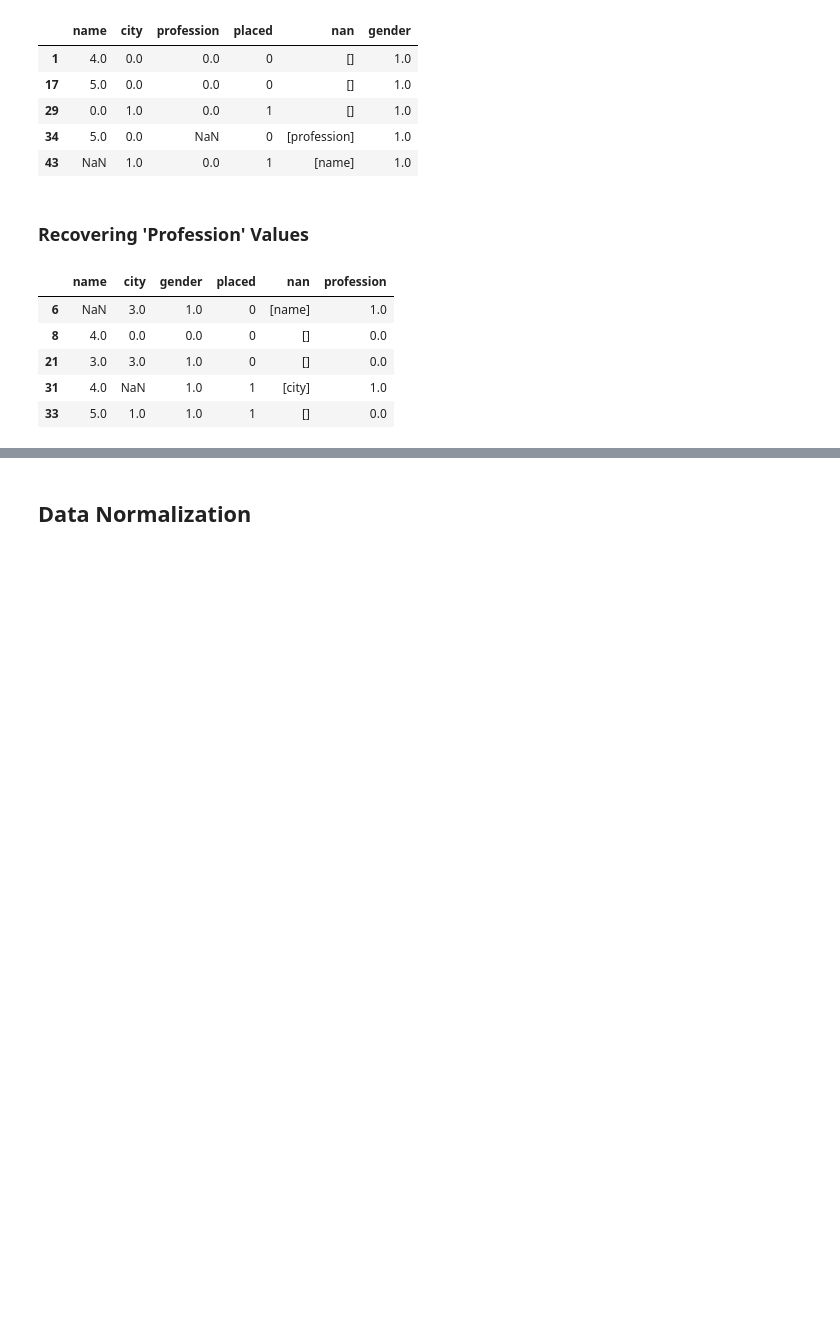
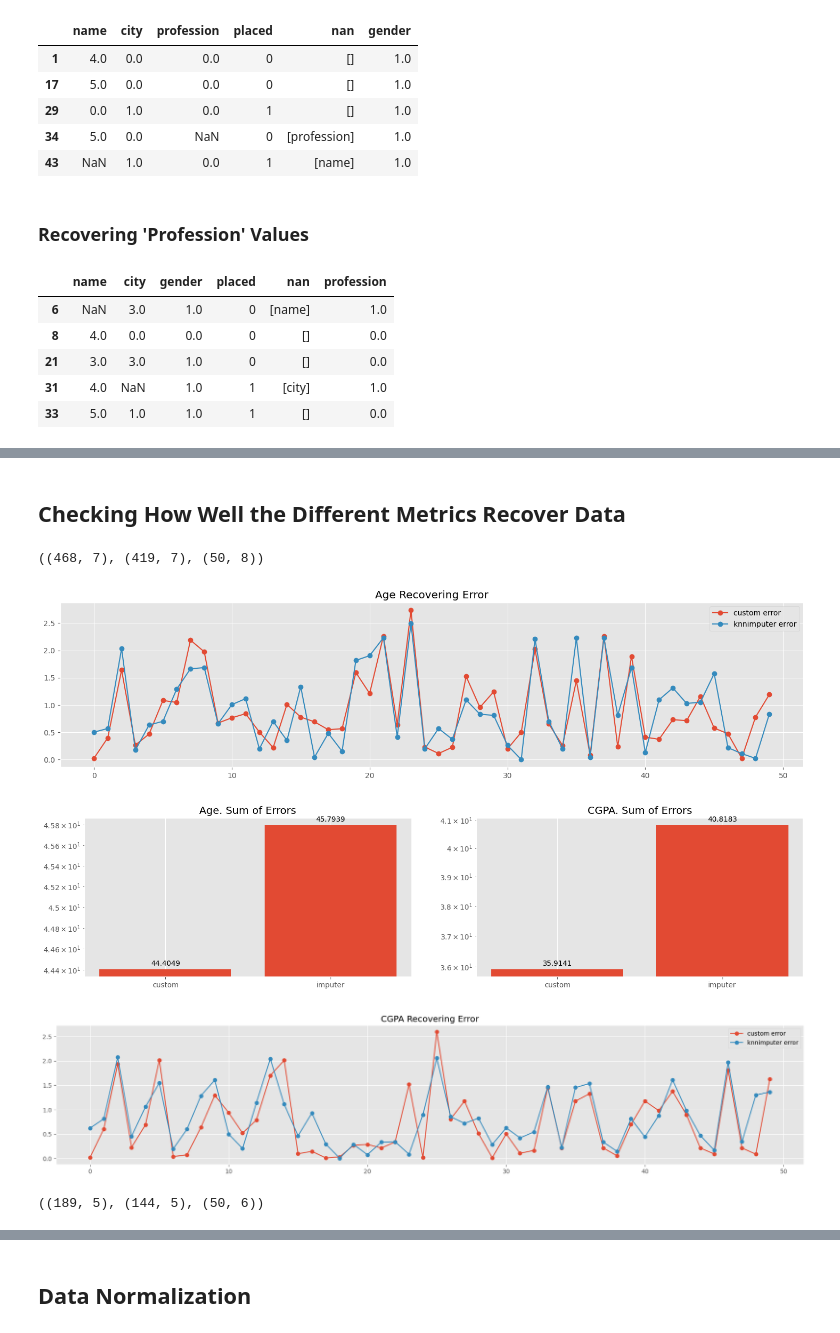
Before and after one commit to fadeeva/nakedML, a Jupyter notebook: MLnotes/002_Missing_Data_Recovery.ipynb, the cells around one changed output, grey strips where cells are left out. Cells and saved outputs as stored; diff of their text form; code cells hidden in the pictures; blank space fills up the shorter version.

```diff
--- a/MLnotes/002_Missing_Data_Recovery.ipynb
+++ b/MLnotes/002_Missing_Data_Recovery.ipynb
@@ -353,0 +377,17 @@ PROF_recovery.head()
+# %% [markdown]
+## Checking How Well the Different Metrics Recover Data
+# %%
+FULL_BASE = df_transform.dropna().copy()
+FULL_BASE = FULL_BASE.drop_duplicates()
+FULL_BASE.reset_index(drop=True, inplace=True)
+
+test_idxs = rng.integers(low=0, high=FULL_BASE.shape[0], size=50)
+
+test_data = FULL_BASE.loc[test_idxs].copy()
+test_data['nan'] = [[] for _ in range(len(test_data))]
+data_for_imputer = FULL_BASE.copy()
+FULL_BASE = FULL_BASE.drop(test_idxs)
+
+data_for_imputer.shape, FULL_BASE.shape, test_data.shape
+# %% [output]
+((468, 7), (419, 7), (50, 8))
@@ -353,0 +409,61 @@ PROF_recovery.head()
+# %%
+comparison = pd.DataFrame({
+    'real_age': test_data['age'].to_list(),
+    'custom_age': AGE['age'].to_list(),
+    'imputer_age': recovered.loc[test_idxs]['age'].to_list(),
+
+    'real_cgpa': test_data['cgpa'].to_list(),
+    'custom_cgpa': CGPA['cgpa'].to_list(),
+    'imputer_cgpa': recovered.loc[test_idxs]['cgpa'].to_list()
+})
+
+comparison['error_custom_age'] = np.abs(comparison['real_age'] - comparison['custom_age'])
+comparison['error_imputer_age'] = np.abs(comparison['real_age'] - comparison['imputer_age'])
+
+comparison['error_custom_cgpa'] = np.abs(comparison['real_cgpa'] - comparison['custom_cgpa'])
+comparison['error_imputer_cgpa'] = np.abs(comparison['real_cgpa'] - comparison['imputer_cgpa'])
+# %%
+fig, axs = plt.subplots(1, figsize=(18, 4))
+
+axs.plot(comparison['error_custom_age'], marker='o', label='custom error')
+axs.plot(comparison['error_imputer_age'], marker='o', label='knnimputer error')
+axs.set_title('Age Recovering Error')
+axs.legend()
+
+fig, axs = plt.subplots(1, 2, figsize=(18, 4))
+
+bars = axs[0].bar(['custom', 'imputer'], comparison[['error_custom_age', 'error_imputer_age']].sum(), log=True)
+axs[0].bar_label(bars, padding=3)
+axs[0].set_title('Age. Sum of Errors')
+
+bars = axs[1].bar(['custom', 'imputer'], comparison[['error_custom_cgpa', 'error_imputer_cgpa']].sum(), log=True)
+axs[1].bar_label(bars, padding=3)
+axs[1].set_title('CGPA. Sum of Errors')
+
+fig, axs = plt.subplots(1, figsize=(18, 4))
+
+axs.plot(comparison['error_custom_cgpa'], marker='o', label='custom error')
+axs.plot(comparison['error_imputer_cgpa'], marker='o', label='knnimputer error')
+axs.set_title('CGPA Recovering Error')
+axs.legend()
+
+plt.tight_layout()
+# %% [output]
+[figure, added]
+[figure, added]
+[figure, added]
+# %%
+FULL_BASE = df_transform.dropna().drop(['age', 'cgpa'], axis=1).copy()
+FULL_BASE = FULL_BASE.drop_duplicates()
+FULL_BASE.reset_index(drop=True, inplace=True)
+
+test_idxs = rng.integers(low=0, high=FULL_BASE.shape[0], size=50)
+
+test_data = FULL_BASE.loc[test_idxs].copy()
+test_data['nan'] = [[] for _ in range(len(test_data))]
+data_for_imputer = FULL_BASE.copy()
+FULL_BASE = FULL_BASE.drop(test_idxs)
+
+data_for_imputer.shape, FULL_BASE.shape, test_data.shape
+# %% [output]
+((189, 5), (144, 5), (50, 6))
```
Also changed, not shown: parts of 17 cells of this notebook.
